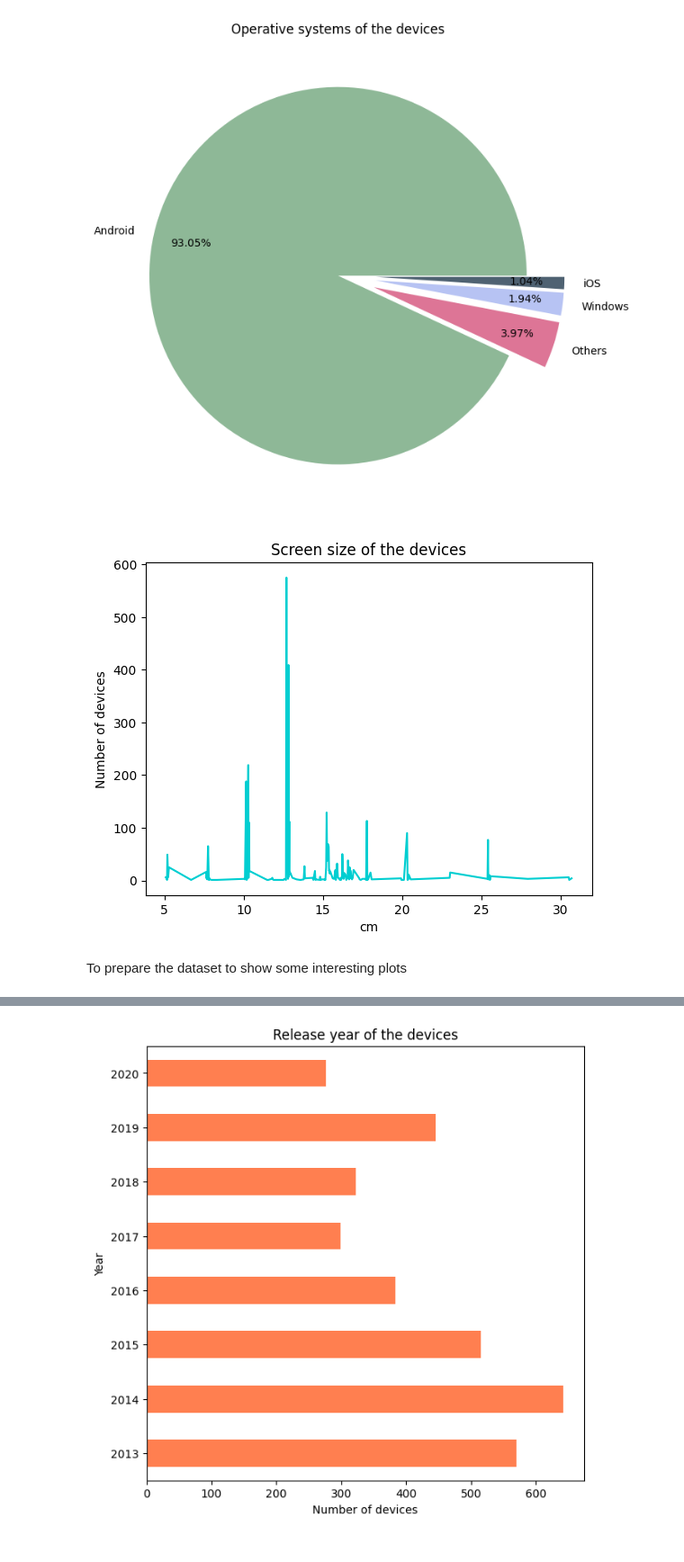
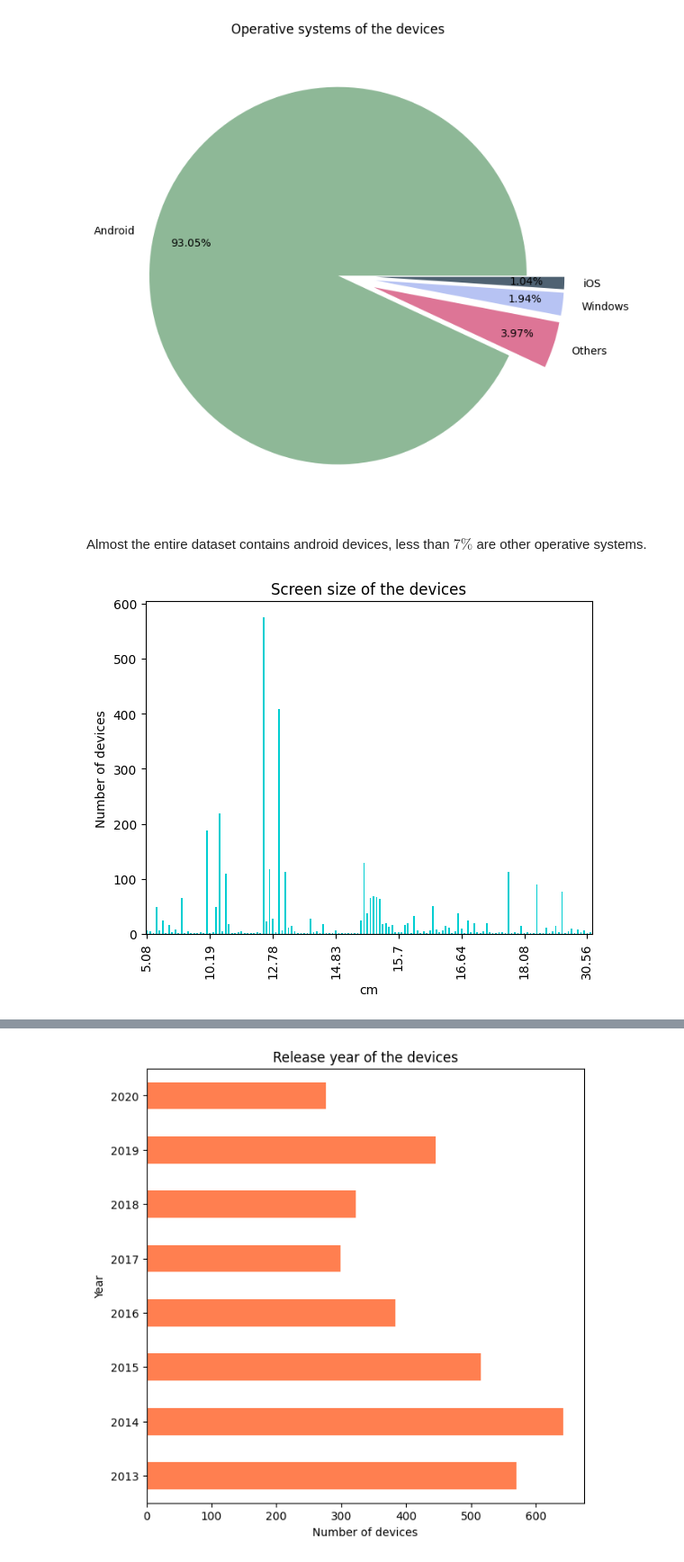
Before and after one commit to annalisadettorii/Project, a Jupyter notebook: prova.ipynb, the cells around one changed output, grey strips where cells are left out. Shown at 90% size. Cells and saved outputs as stored; diff of their text form; code cells hidden in the pictures.

Commit message:
End of the plots and beginning analysis

```diff
--- a/prova.ipynb
+++ b/prova.ipynb
@@ -42,3 +61,5 @@ memory usage: 404.9+ KB
+# %%
+used_device_df = used_device_df.rename(columns={'normalized_used_price': 'used_price', 'normalized_new_price': 'new_price'})
 # %% [markdown]
 The values are of three types: object, float64 and int64.
 
@@ -236,17 +306,15 @@ plt.title('Operative systems of the devices')
 plt.show()
 # %% [output]
 [figure]
+# %% [markdown]
+Almost the entire dataset contains android devices, less than $7\%$ are other operative systems.
 # %%
 plt.figure()
-used_device_df['screen_size'].value_counts().sort_index().plot(color = "darkturquoise")
+ax = used_device_df['screen_size'].value_counts().sort_index().plot(kind = 'bar', color = "darkturquoise")
+ax.set_xticks(np.linspace(0, 140, 8))
 plt.title('Screen size of the devices')
 plt.xlabel('cm')
 plt.ylabel('Number of devices')
 plt.show()
-
-
-#x ax should be fixed
 # %% [output]
-[figure, old version]
+[figure, new version]
-# %% [markdown]
-To prepare the dataset to show some interesting plots
```
Also changed, not shown: parts of 57 cells of this notebook.
